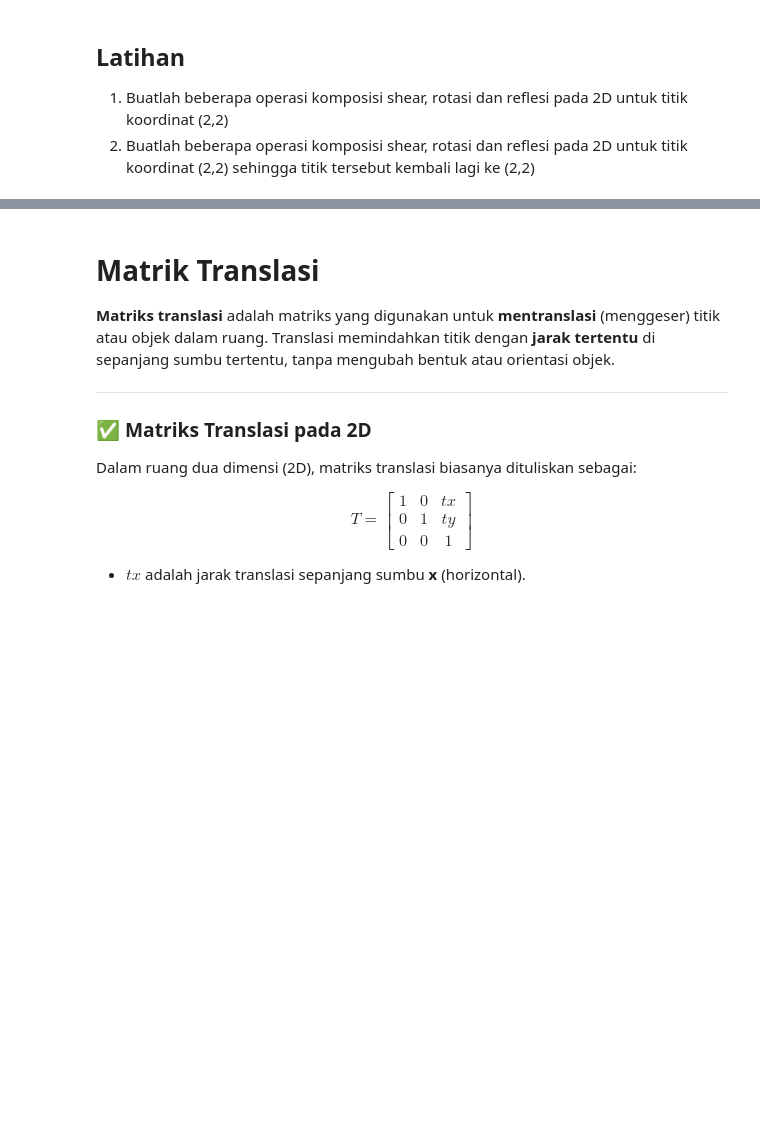
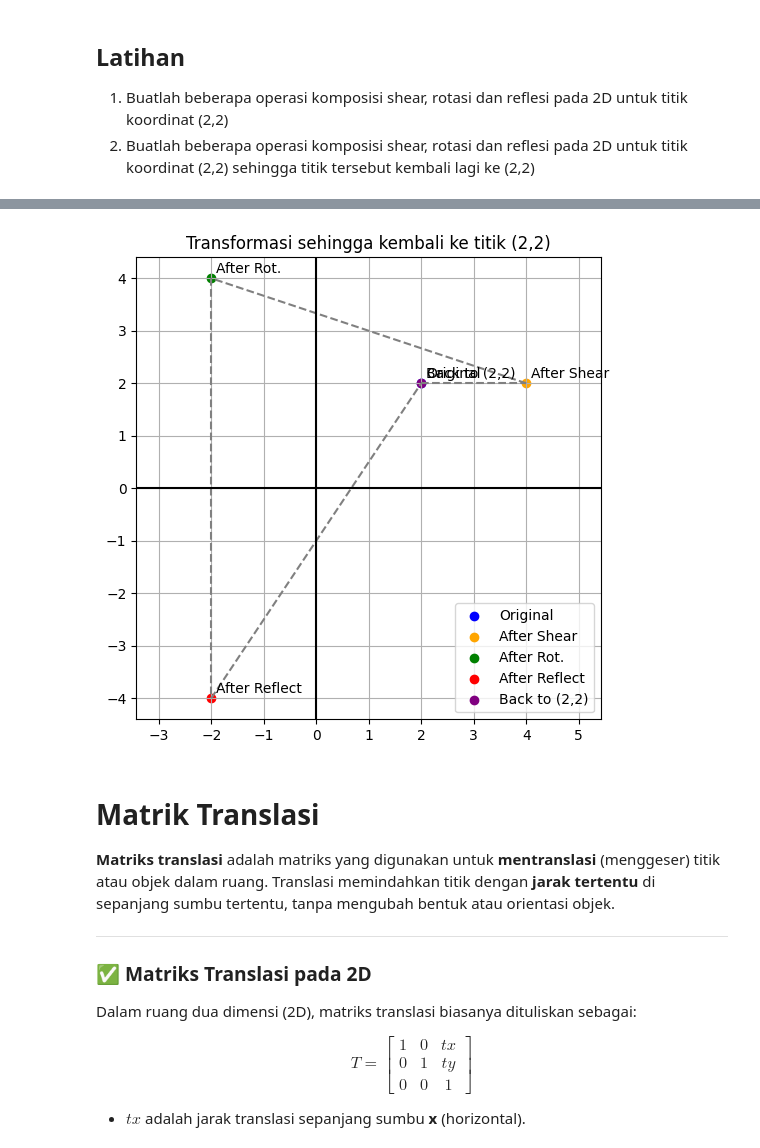
Before and after one commit to denisatrianaputri/kall, a Jupyter notebook: _sources/tugas5.ipynb, the cells around one changed output, grey strips where cells are left out. Saved outputs shown, nothing was run; the diff lists cells and outputs as text; code cells hidden in the pictures; blank space fills up the shorter version.

```diff
--- a/_sources/tugas5.ipynb
+++ b/_sources/tugas5.ipynb
@@ -479,3 +520,53 @@ Jika kita komposisikan translasi dan rotasi, kita harus menggabungkan matriks tr
+# %%
+import numpy as np
+import matplotlib.pyplot as plt
+
+# Titik awal
+point = np.array([2, 2])
+
+# Matriks Transformasi
+shear = np.array([[1, 1], [0, 1]])             # Shear ke kanan
+rotation = np.array([[0, -1], [1, 0]])         # Rotasi 90 derajat
+reflect_x = np.array([[1, 0], [0, -1]])        # Refleksi terhadap sumbu x
+
+# Matriks kebalikan (invers)
+inv_reflect_x = reflect_x                     # Refleksi adalah involutif (refleksi 2x = identitas)
+inv_rotation = np.array([[0, 1], [-1, 0]])     # Rotasi -90 derajat
+inv_shear = np.array([[1, -1], [0, 1]])        # Invers shear
+
+# Komposisi maju
+forward = reflect_x @ rotation @ shear @ point
+
+# Komposisi mundur (kembali ke titik awal)
+backward = inv_shear @ inv_rotation @ inv_reflect_x @ forward
+
+# Plot
+points = np.array([
+    point,
+    shear @ point,
+    rotation @ shear @ point,
+    forward,
+    backward
+])
+labels = ['Original', 'After Shear', 'After Rot.', 'After Reflect', 'Back to (2,2)']
+colors = ['blue', 'orange', 'green', 'red', 'purple']
+
+plt.figure(figsize=(6, 6))
+for i in range(len(points)):
+    plt.scatter(points[i][0], points[i][1], color=colors[i], label=labels[i])
+    plt.text(points[i][0]+0.1, points[i][1]+0.1, labels[i])
+    if i > 0:
+        plt.plot([points[i-1][0], points[i][0]], [points[i-1][1], points[i][1]], 'gray', linestyle='--')
+
+plt.axhline(0, color='black')
+plt.axvline(0, color='black')
+plt.axis('equal')
+plt.grid(True)
+plt.legend()
+plt.title('Transformasi sehingga kembali ke titik (2,2)')
+plt.show()
+# %% [output]
+[figure, added]
 # %% [markdown]
 # Matrik Translasi
 
```
Also changed, not shown: parts of 7 cells of this notebook, 11 other files.
